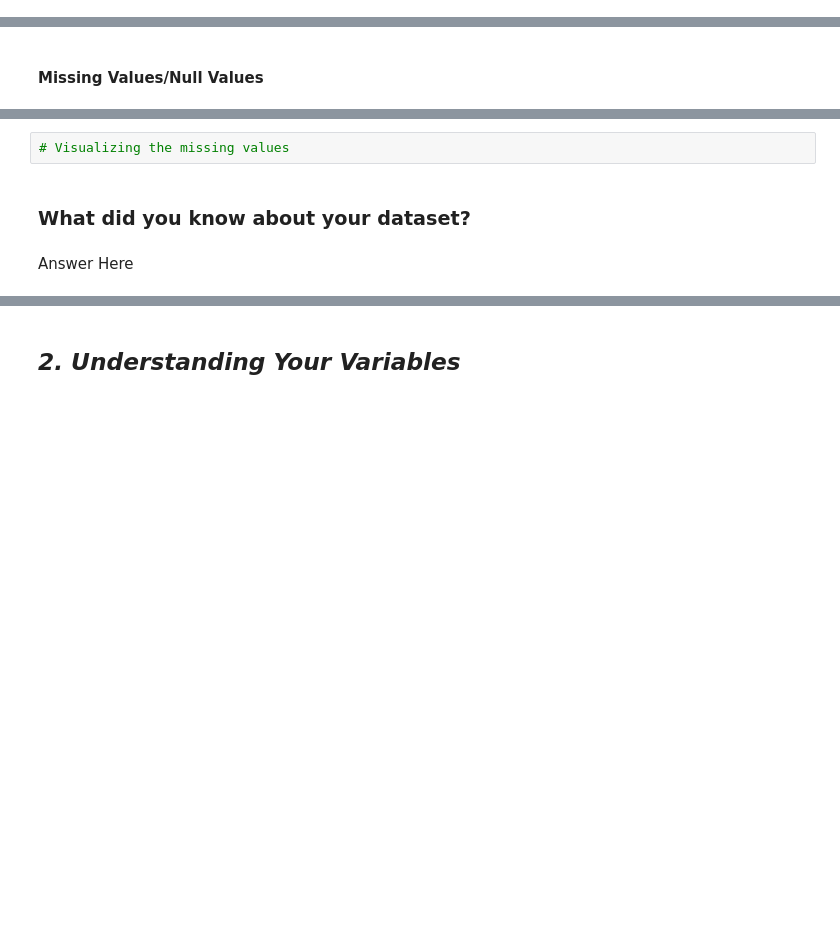
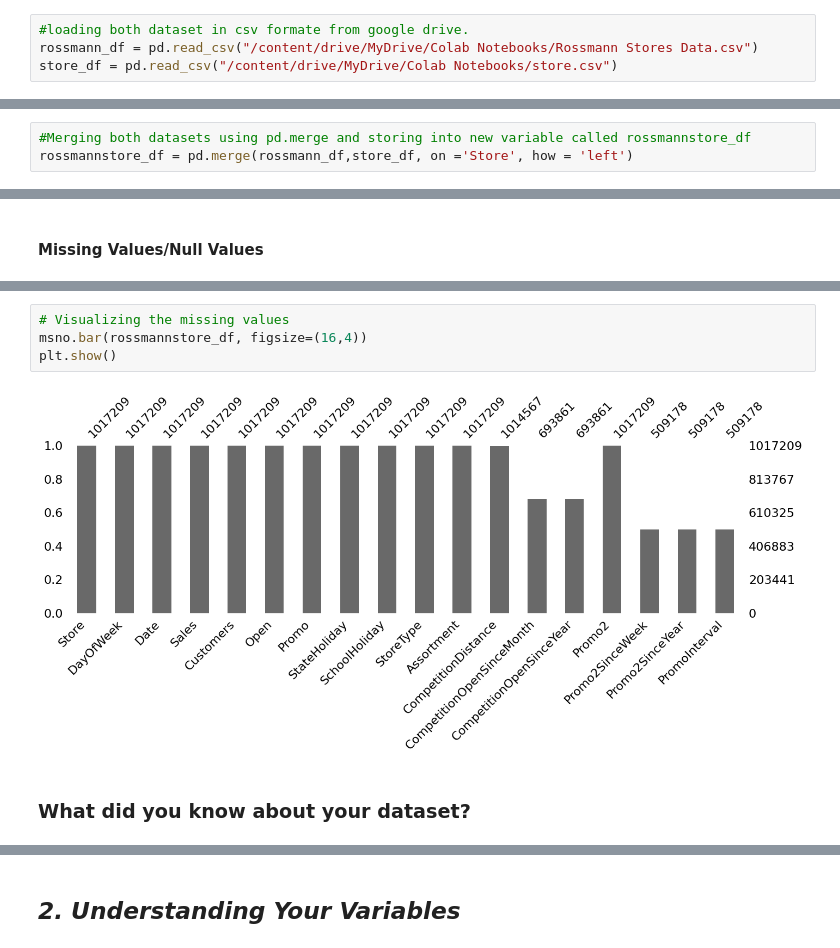
Before and after one commit to hmarathe420/Retail_Sales_Prediction, a Jupyter notebook: Retail_Sales_Prediction.ipynb, the cells around one changed output, grey strips where cells are left out. Saved outputs shown, nothing was run; the diff lists cells and outputs as text; blank space fills up the shorter version.

Commit message:
Dataset Loading and Understanding the variable.

```diff
--- a/Retail_Sales_Prediction.ipynb
+++ b/Retail_Sales_Prediction.ipynb
@@ -85,2 +112,6 @@ M - Multivariate Analysis
+# %%
+#loading both dataset in csv formate from google drive.
+rossmann_df = pd.read_csv("/content/drive/MyDrive/Colab Notebooks/Rossmann Stores Data.csv")
+store_df = pd.read_csv("/content/drive/MyDrive/Colab Notebooks/store.csv")
 # %% [markdown]
 ### Dataset First View
@@ -88,0 +140,3 @@ M - Multivariate Analysis
+# %%
+#Merging both datasets using pd.merge and storing into new variable called rossmannstore_df
+rossmannstore_df = pd.merge(rossmann_df,store_df, on ='Store', how = 'left')
@@ -105,6 +237,8 @@ M - Multivariate Analysis
 # %%
 # Visualizing the missing values
+msno.bar(rossmannstore_df, figsize=(16,4))
+plt.show()
+# %% [output]
+[figure, added]
 # %% [markdown]
 ### What did you know about your dataset?
-# %% [markdown]
-Answer Here
```
Also changed, not shown: parts of 29 cells of this notebook.
